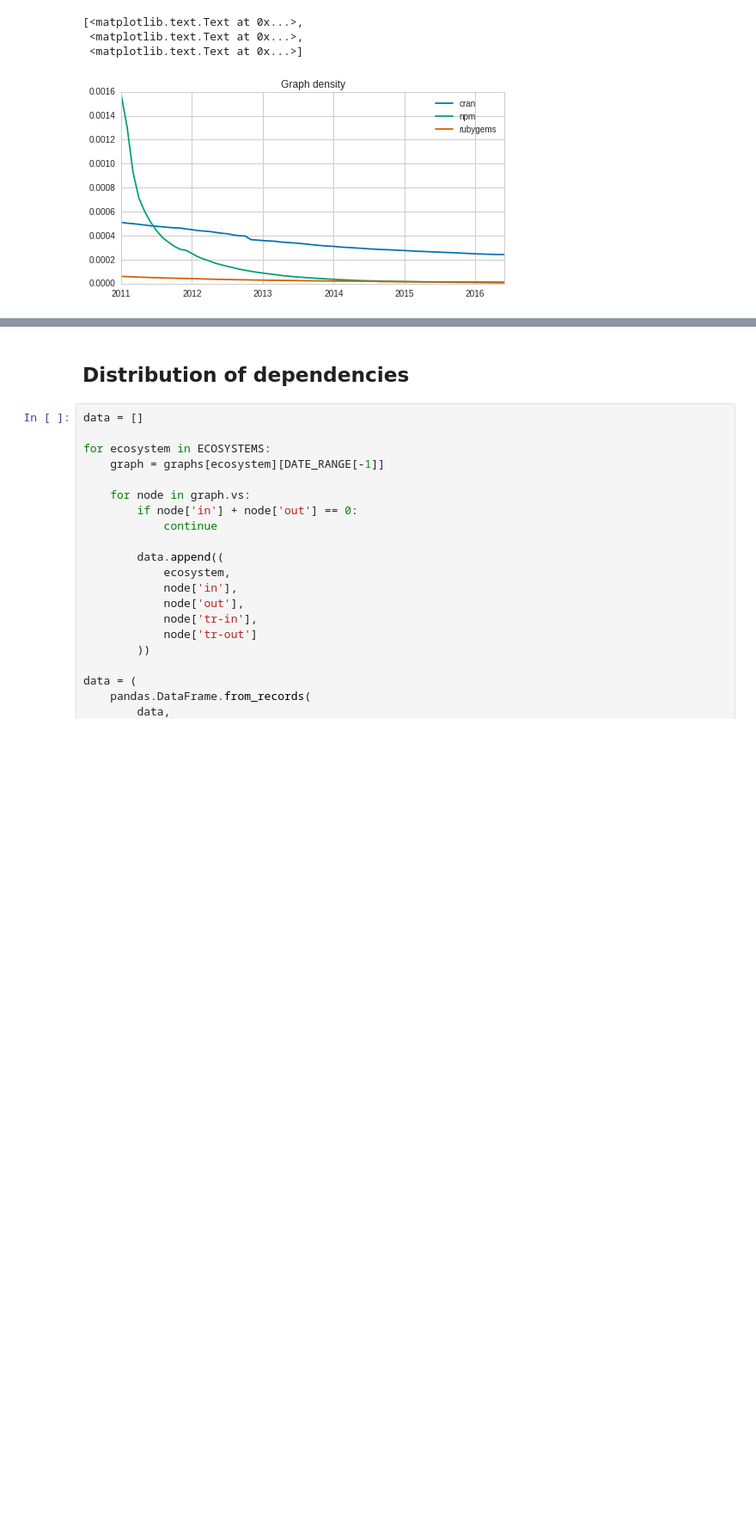
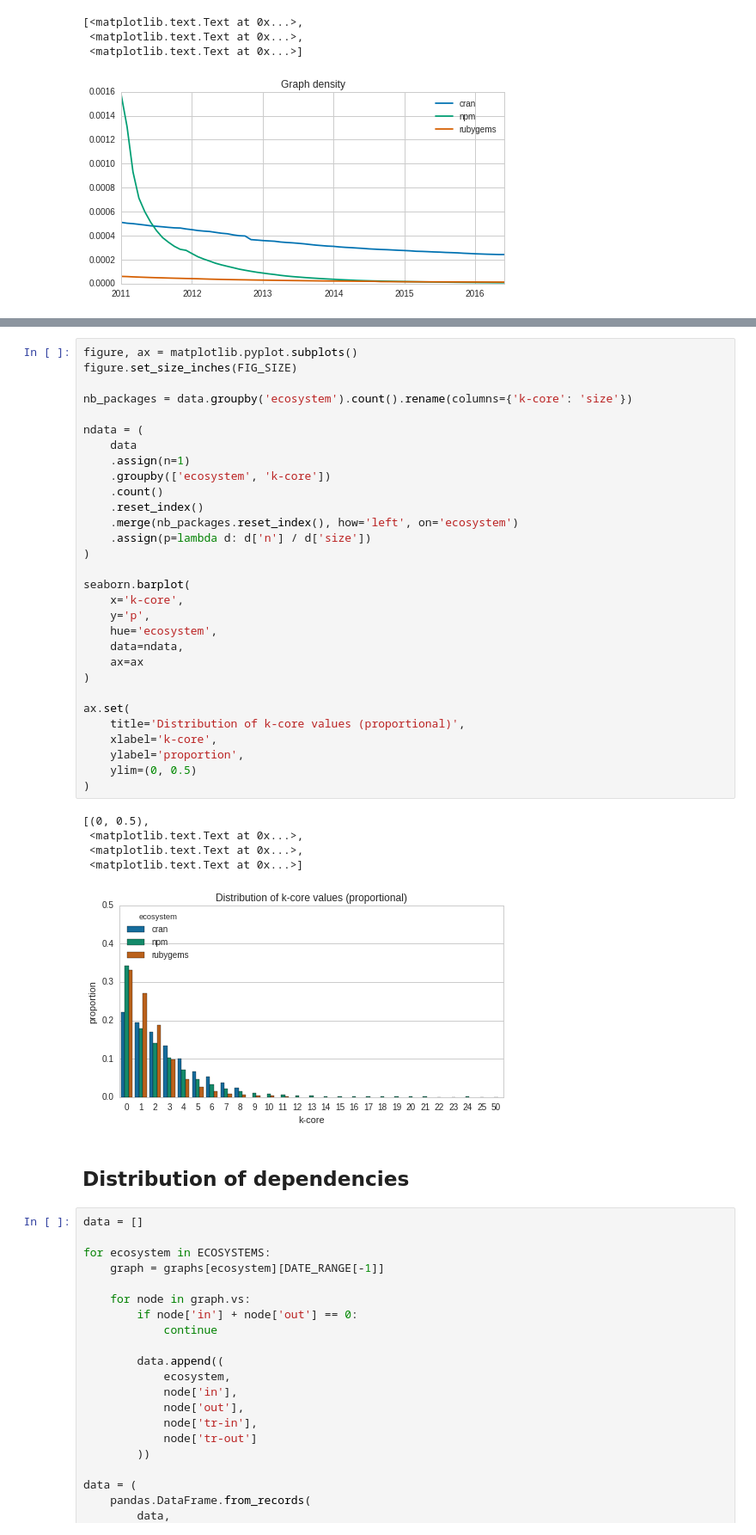
Before and after one commit to AlexandreDecan/ecos-emse, a Jupyter notebook: notebooks/Graphs metrics.ipynb, the cells around one changed output, grey strips where cells are left out. Shown at 86% size. Cells and saved outputs as stored; diff of their text form; blank space fills up the shorter version.

```diff
--- a/notebooks/Graphs metrics.ipynb
+++ b/notebooks/Graphs metrics.ipynb
@@ -125,3 +181,39 @@ ax.set(
+# %%
+figure, ax = matplotlib.pyplot.subplots()
+figure.set_size_inches(FIG_SIZE)
+
+nb_packages = data.groupby('ecosystem').count().rename(columns={'k-core': 'size'})
+
+ndata = (
+    data
+    .assign(n=1)
+    .groupby(['ecosystem', 'k-core'])
+    .count()
+    .reset_index()
+    .merge(nb_packages.reset_index(), how='left', on='ecosystem')
+    .assign(p=lambda d: d['n'] / d['size'])
+)
+
+seaborn.barplot(
+    x='k-core',
+    y='p',
+    hue='ecosystem',
+    data=ndata,
+    ax=ax
+)
+
+ax.set(
+    title='Distribution of k-core values (proportional)',
+    xlabel='k-core',
+    ylabel='proportion',
+    ylim=(0, 0.5)
+)
+# %% [output]
+[(0, 0.5),
+ <matplotlib.text.Text at 0x...>,
+ <matplotlib.text.Text at 0x...>,
+ <matplotlib.text.Text at 0x...>]
+[figure, added]
 # %% [markdown]
 ## Distribution of dependencies
 # %%
```
Also changed, not shown: parts of 9 cells of this notebook.
